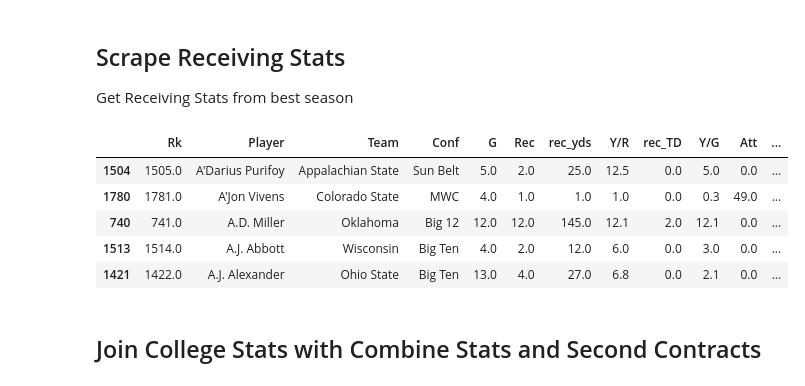
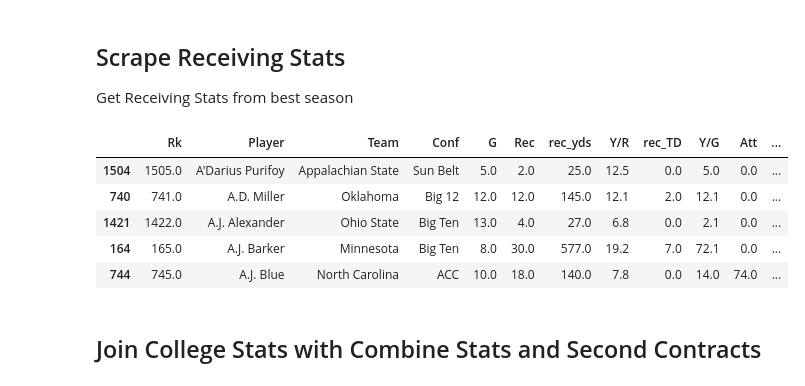
Before and after one commit to tramsay-deloitte/Football-Blog, a Jupyter notebook: Will a WR be good in the NFL?.ipynb, the cells around one changed output. Drawn from its saved outputs; the diff is of its cells as text; code cells hidden in the pictures.

```diff
--- a/Will a WR be good in the NFL?.ipynb
+++ b/Will a WR be good in the NFL?.ipynb
@@ -28,7 +28,8 @@ import string
 import re
 # %%
 # set the years
-years_list = ['2013','2014','2015','2016','2017','2018','2019', '2020']
+college_years_list = ['2012','2013','2014','2015','2016','2017','2018', '2019']
+combine_years_list = ['2013','2014','2015','2016','2017','2018','2019', '2020']
 # %% [markdown]
 ## Scrape Combine Data/Draft Position
 # %%
@@ -285,15 +277,15 @@ def scrape_receiving_stats(years_list):
 
     return df
 # %%
-college_stats = scrape_receiving_stats(years_list)
+college_stats = scrape_receiving_stats(college_years_list)
 college_stats.sort_values(by = 'Player').head()
 # %% [output]
 |  | Rk | Player | Team | Conf | G | Rec | rec_yds | Y/R | rec_TD | Y/G | Att | ... |
 | 1504 | 1505.0 | A'Darius Purifoy | Appalachian State | Sun Belt | 5.0 | 2.0 | 25.0 | 12.5 | 0.0 | 5.0 | 0.0 | ... |
-| 1780 | 1781.0 | A'Jon Vivens | Colorado State | MWC | 4.0 | 1.0 | 1.0 | 1.0 | 0.0 | 0.3 | 49.0 | ... |
 | 740 | 741.0 | A.D. Miller | Oklahoma | Big 12 | 12.0 | 12.0 | 145.0 | 12.1 | 2.0 | 12.1 | 0.0 | ... |
-| 1513 | 1514.0 | A.J. Abbott | Wisconsin | Big Ten | 4.0 | 2.0 | 12.0 | 6.0 | 0.0 | 3.0 | 0.0 | ... |
 | 1421 | 1422.0 | A.J. Alexander | Ohio State | Big Ten | 13.0 | 4.0 | 27.0 | 6.8 | 0.0 | 2.1 | 0.0 | ... |
+| 164 | 165.0 | A.J. Barker | Minnesota | Big Ten | 8.0 | 30.0 | 577.0 | 19.2 | 7.0 | 72.1 | 0.0 | ... |
+| 744 | 745.0 | A.J. Blue | North Carolina | ACC | 10.0 | 18.0 | 140.0 | 7.8 | 0.0 | 14.0 | 74.0 | ... |
 # %% [markdown]
 ## Join College Stats with Combine Stats and Second Contracts
 # %%
```
Also changed, not shown: parts of 26 cells of this notebook.
